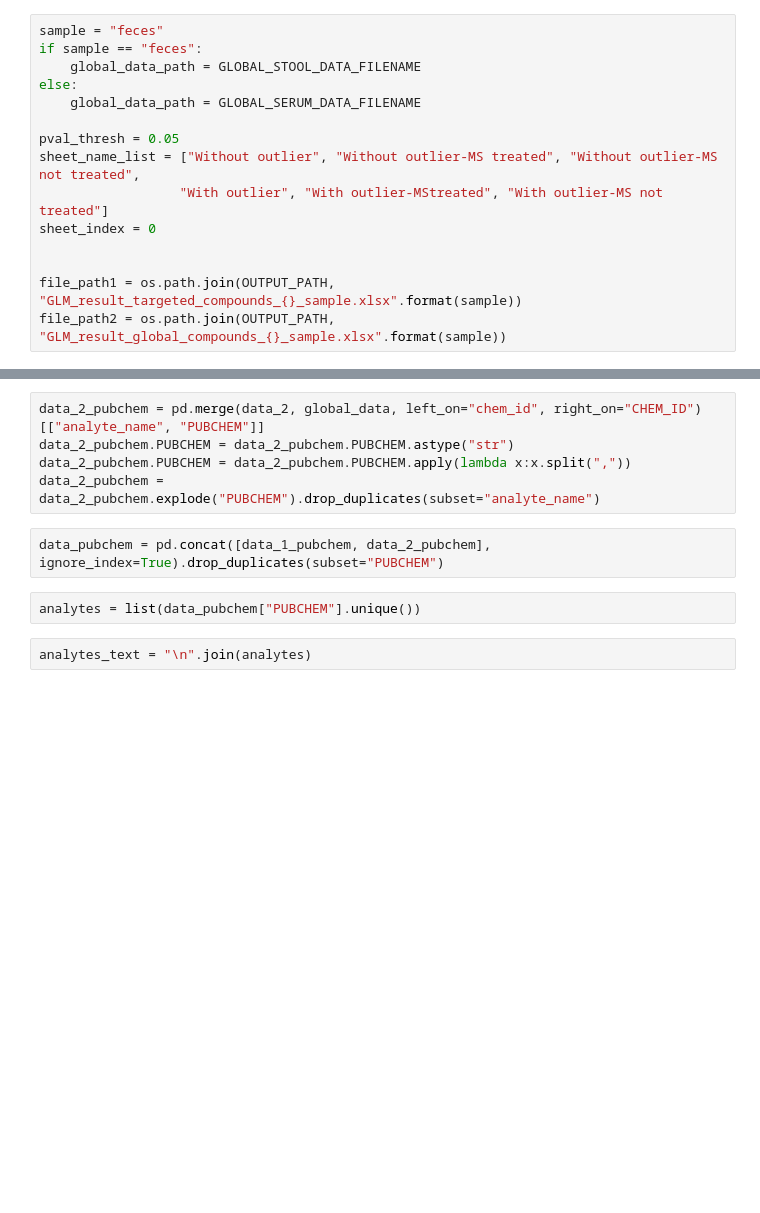
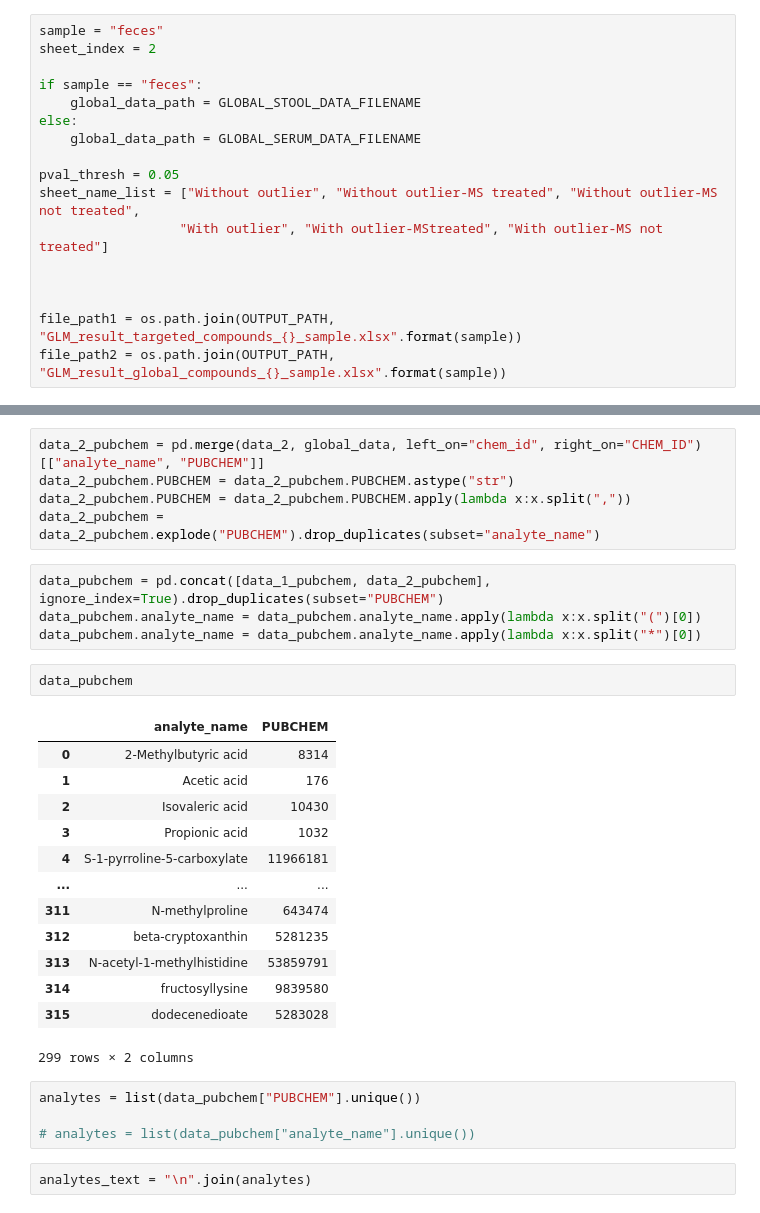
Before and after one commit to BaranziniLab/iMSMS_metabolomics, a Jupyter notebook: signficant_compound_selection_for_MetaboAnalyst.ipynb, the cells around one changed output, grey strips where cells are left out. Saved outputs shown, nothing was run; the diff lists cells and outputs as text; blank space fills up the shorter version.

```diff
--- a/signficant_compound_selection_for_MetaboAnalyst.ipynb
+++ b/signficant_compound_selection_for_MetaboAnalyst.ipynb
@@ -21,6 +28,8 @@ data_1_pubchem_total = pd.DataFrame([
                               columns=["analyte_name", "PUBCHEM"])
 # %%
 sample = "feces"
+sheet_index = 2
+
 if sample == "feces":
     global_data_path = GLOBAL_STOOL_DATA_FILENAME
 else:
@@ -29,7 +38,7 @@ else:
 pval_thresh = 0.05
 sheet_name_list = ["Without outlier", "Without outlier-MS treated", "Without outlier-MS not treated",
                   "With outlier", "With outlier-MStreated", "With outlier-MS not treated"]
-sheet_index = 0
+
 
 
 file_path1 = os.path.join(OUTPUT_PATH, "GLM_result_targeted_compounds_{}_sample.xlsx".format(sample))
@@ -53,8 +62,28 @@ data_2_pubchem.PUBCHEM = data_2_pubchem.PUBCHEM.apply(lambda x:x.split(","))
 data_2_pubchem = data_2_pubchem.explode("PUBCHEM").drop_duplicates(subset="analyte_name")
 # %%
 data_pubchem = pd.concat([data_1_pubchem, data_2_pubchem], ignore_index=True).drop_duplicates(subset="PUBCHEM")
+data_pubchem.analyte_name = data_pubchem.analyte_name.apply(lambda x:x.split("(")[0])
+data_pubchem.analyte_name = data_pubchem.analyte_name.apply(lambda x:x.split("*")[0])
+# %%
+data_pubchem
+# %% [output]
+|  | analyte_name | PUBCHEM |
+| 0 | 2-Methylbutyric acid | 8314 |
+| 1 | Acetic acid | 176 |
+| 2 | Isovaleric acid | 10430 |
+| 3 | Propionic acid | 1032 |
+| 4 | S-1-pyrroline-5-carboxylate | 11966181 |
+| ... | ... | ... |
+| 311 | N-methylproline | 643474 |
+| 312 | beta-cryptoxanthin | 5281235 |
+| 313 | N-acetyl-1-methylhistidine | 53859791 |
+| 314 | fructosyllysine | 9839580 |
+| 315 | dodecenedioate | 5283028 |
+299 rows × 2 columns
 # %%
 analytes = list(data_pubchem["PUBCHEM"].unique())
+
+# analytes = list(data_pubchem["analyte_name"].unique())
 # %%
 analytes_text = "\n".join(analytes)
 # %%
```
Also changed, not shown: parts of 2 cells of this notebook, 5 other files.
